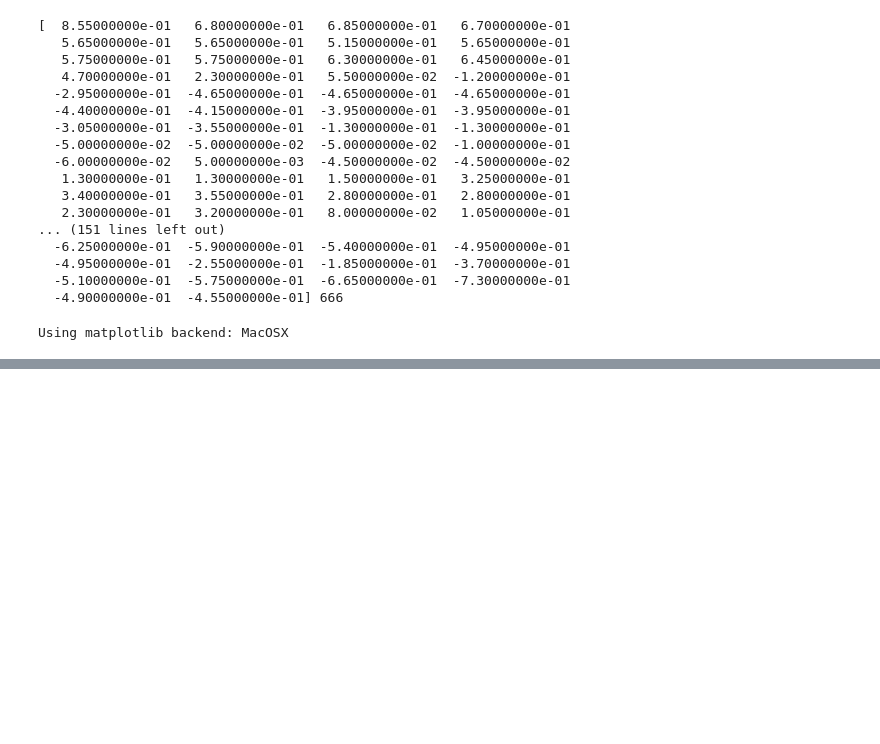
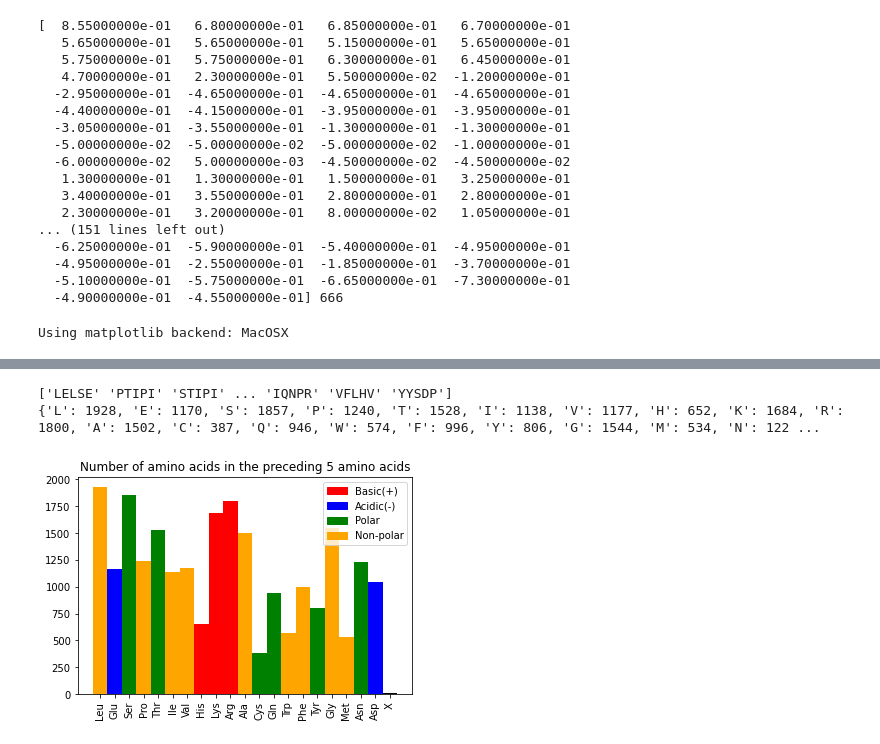
Before and after one commit to PasinduT/CS325, a Jupyter notebook: Testing2.ipynb, the cells around one changed output, grey strips where cells are left out. Cells and saved outputs as stored; diff of their text form; code cells hidden in the pictures; blank space fills up the shorter version.

```diff
--- a/Testing2.ipynb
+++ b/Testing2.ipynb
@@ -399,0 +484,20 @@ import pprint
+# %%
+# This analyzes the previous 5 amino acids
+pre = data.Pre.unique()
+print(pre)
+
+hist = {}
+for pr in pre:
+    if type(pr) != str:
+        continue
+    for aa in pr:
+        if not aa in hist:
+            hist[aa] = 0
+        hist[aa] += 1
+print(hist, len(hist))
+
+draw_hist_plot(hist, "Make up of amino acids in the preceding 5 amino acids")
+# %% [output]
+['LELSE' 'PTIPI' 'STIPI' ... 'IQNPR' 'VFLHV' 'YYSDP']
+{'L': 1928, 'E': 1170, 'S': 1857, 'P': 1240, 'T': 1528, 'I': 1138, 'V': 1177, 'H': 652, 'K': 1684, 'R': 1800, 'A': 1502, 'C': 387, 'Q': 946, 'W': 574, 'F': 996, 'Y': 806, 'G': 1544, 'M': 534, 'N': 122 ...
+[figure, added]
```
Also changed, not shown: parts of 15 cells of this notebook, 2 other files.
